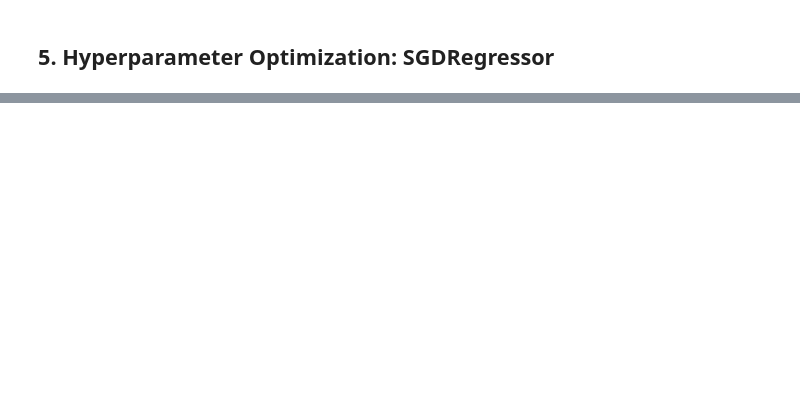
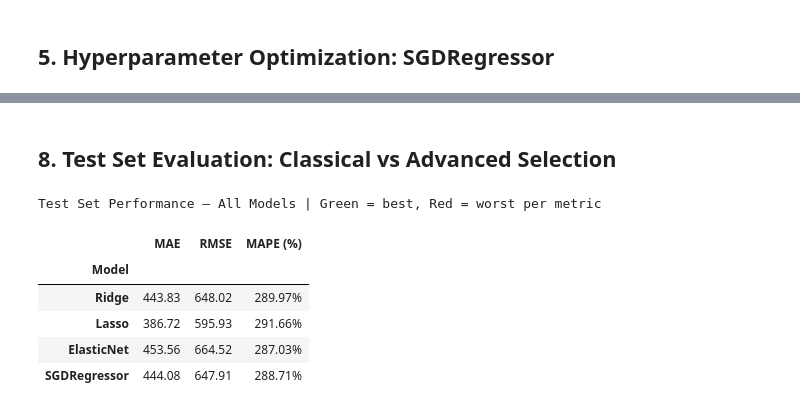
Before and after one commit to metedogan/tlc-trip-record-data-project, a Jupyter notebook: notebooks/06_modelling_hyperparameter_optimization.ipynb, the cells around one changed output, grey strips where cells are left out. Cells and saved outputs as stored; diff of their text form; code cells hidden in the pictures; blank space fills up the shorter version.

```diff
--- a/notebooks/06_modelling_hyperparameter_optimization.ipynb
+++ b/notebooks/06_modelling_hyperparameter_optimization.ipynb
@@ -442,0 +459,61 @@ Model metadata saved successfully.
+# %% [markdown]
+## 8. Test Set Evaluation: Classical vs Advanced Selection
+# %%
+def compute_test_metrics(y_true, y_pred):
+    mae  = mean_absolute_error(y_true, y_pred)
+    rmse = np.sqrt(mean_squared_error(y_true, y_pred))
+    safe = np.where(np.abs(y_true) < 1, np.nan, y_true)
+    mape = np.nanmean(np.abs((y_true - y_pred) / safe)) * 100
+    return {'MAE': mae, 'RMSE': rmse, 'MAPE (%)': mape}
+
+model_estimators = {
+    'Ridge':        ridge_search.best_estimator_,
+    'Lasso':        lasso_search.best_estimator_,
+    'ElasticNet':   elasticnet_search.best_estimator_,
+    'SGDRegressor': sgd_search.best_estimator_,
+}
+
+test_metrics_all = {}
+test_preds       = {}
+
+for name, est in model_estimators.items():
+    y_pred = est.predict(X_test)
+    test_preds[name]       = y_pred
+    test_metrics_all[name] = compute_test_metrics(y_test.values, y_pred)
+
+test_results = pd.DataFrame(test_metrics_all).T
+test_results.index.name = 'Model'
+
+_header = [
+    ('background-color', '#2c3e50'), ('color', 'white'),
+    ('font-size', '13px'), ('text-align', 'center'), ('padding', '10px 18px'),
+]
+_cell = [
+    ('font-size', '13px'), ('text-align', 'center'),
+    ('padding', '9px 18px'), ('border-bottom', '1px solid #eaecee'),
+]
+
+display(
+    test_results.style
+    .background_gradient(subset=['MAE'],      cmap='RdYlGn_r', axis=0)
+    .background_gradient(subset=['RMSE'],     cmap='RdYlGn_r', axis=0)
+    .background_gradient(subset=['MAPE (%)'], cmap='RdYlGn_r', axis=0)
+    .format({'MAE': '{:.2f}', 'RMSE': '{:.2f}', 'MAPE (%)': '{:.2f}%'})
+    .set_caption('Test Set Performance — All Models  |  Green = best, Red = worst per metric')
+    .set_table_styles([
+        {'selector': 'thead th', 'props': _header},
+        {'selector': 'td',       'props': _cell},
+        {'selector': 'caption',  'props': [
+            ('font-size', '14px'), ('font-weight', 'bold'), ('color', '#2c3e50'),
+            ('padding-bottom', '10px'), ('text-align', 'left'),
+        ]},
+    ])
+)
+# %% [output]
+Test Set Performance — All Models | Green = best, Red = worst per metric
+|  | MAE | RMSE | MAPE (%) |
+| Model |  |  |  |
+| Ridge | 443.83 | 648.02 | 289.97% |
+| Lasso | 386.72 | 595.93 | 291.66% |
+| ElasticNet | 453.56 | 664.52 | 287.03% |
+| SGDRegressor | 444.08 | 647.91 | 288.71% |
```
Also changed, not shown: parts of 20 cells of this notebook, 7 other files.
